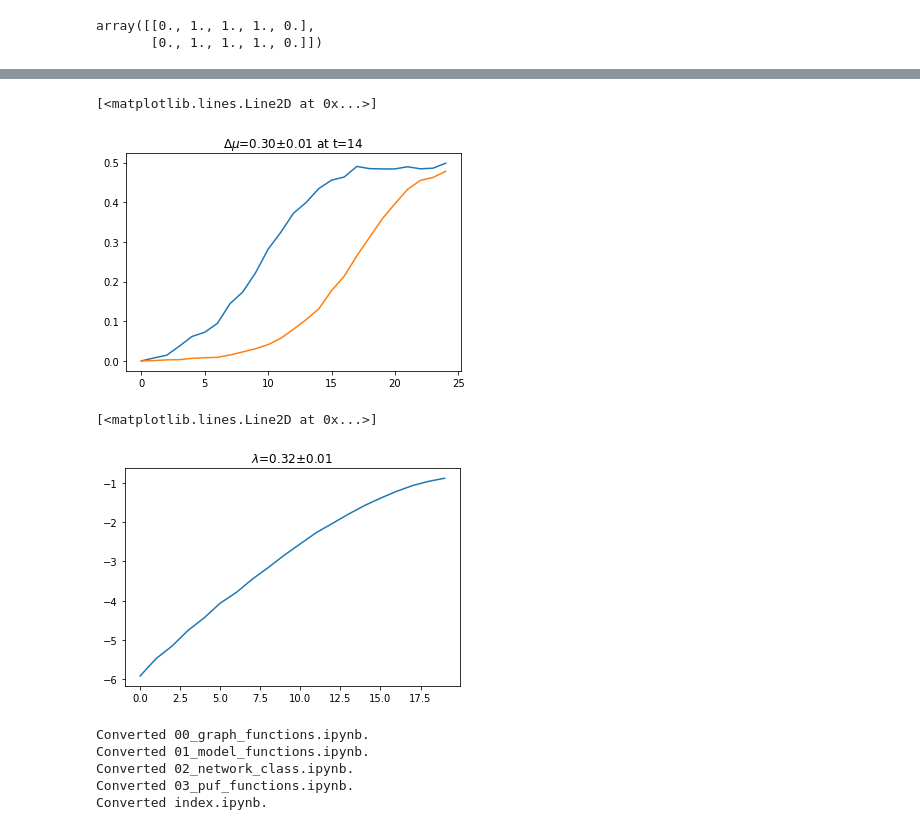
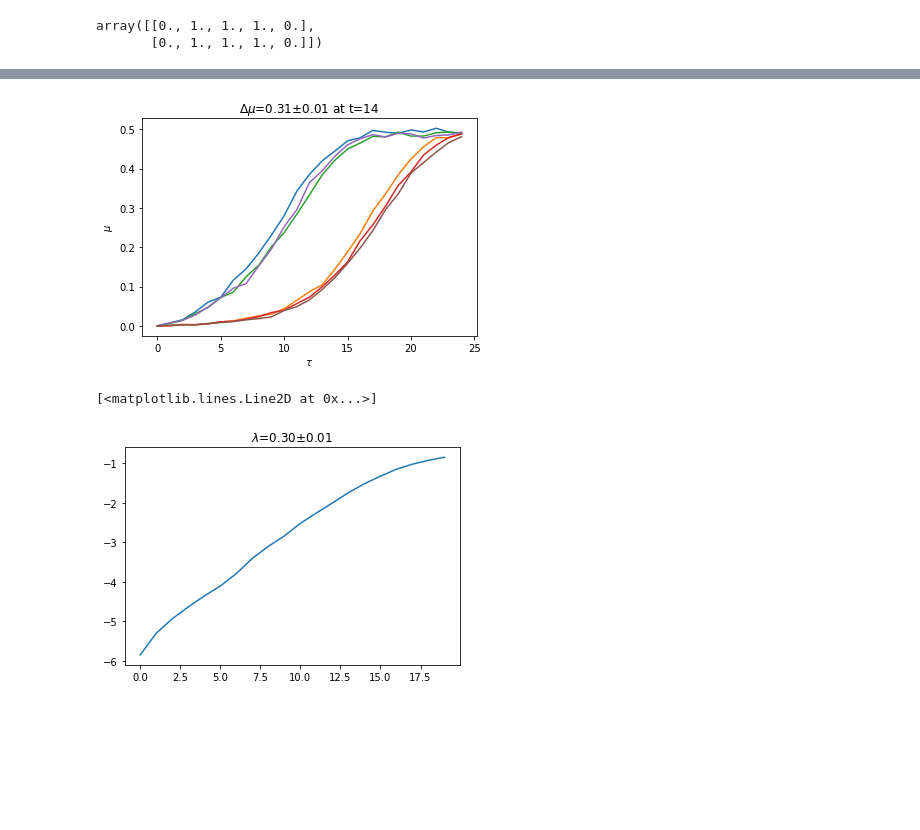
Before and after one commit to Noeloikeau/networkm, a Jupyter notebook: 03_puf_functions.ipynb, the cells around one changed output, grey strips where cells are left out. Drawn from its saved outputs; the diff is of its cells as text; code cells hidden in the pictures; blank space fills up the shorter version.

```diff
--- a/03_puf_functions.ipynb
+++ b/03_puf_functions.ipynb
@@ -545,7 +545,7 @@ resp,data=query(classes=3,challenges = 3,
           noise = 0.1,
           decimation = None,
           inter_variation = 0.1,
-          g = nx.random_regular_graph(3,256),
+          g = (nx.random_regular_graph,3,256),
           a = np.inf,
           tau = (rng.normal,1,0.1),
           f = XOR,
@@ -566,16 +566,18 @@ query : Elapsed time: 12.1720 seconds
 # %%
-puf_class=0
-mu_inter,mu_intra=data['mu_inter'][puf_class,...,0],data['mu_intra'][puf_class,...,0]
-deltamu=data['delta_mu'][puf_class,...,0]
-err=data['delta_mu'][puf_class,...,1]
-topt=data['t_opt'][puf_class]
-title=f'$\Delta\mu$={deltamu:.2f}$\pm${err:.2f} at t={topt:.0f}'
+for puf_class in range(3):
+    mu_inter,mu_intra=data['mu_inter'][puf_class,...,0],data['mu_intra'][puf_class,...,0]
+    plt.plot(mu_inter)
+    plt.plot(mu_intra)
+
+deltamu=np.mean(data['delta_mu'],axis=0)
+topt=np.rint(np.mean(data['t_opt'],axis=0))
+title=f'$\Delta\mu$={deltamu[...,0]:.2f}$\pm${deltamu[...,1]:.2f} at t={topt:.0f}'
 plt.title(title)
-plt.plot(mu_inter)
-plt.plot(mu_intra)
+plt.xlabel(r'$\tau$')
+plt.ylabel(r'$\mu$')
+plt.show()
 # %% [output]
-[<matplotlib.lines.Line2D at 0x...>]
-[figure, old version]
+[figure, new version]
 # %%
 puf_class=0
 puf_inst=0
@@ -586,12 +588,4 @@ plt.title(title)
 plt.plot(log)
 # %% [output]
 [<matplotlib.lines.Line2D at 0x...>]
-[figure, old version]
+[figure, new version]
-# %%
-sidis.refresh()
-# %% [output]
-Converted 00_graph_functions.ipynb.
-Converted 01_model_functions.ipynb.
-Converted 02_network_class.ipynb.
-Converted 03_puf_functions.ipynb.
-Converted index.ipynb.
```
Also changed, not shown: parts of 2 cells of this notebook, 4 other files.
